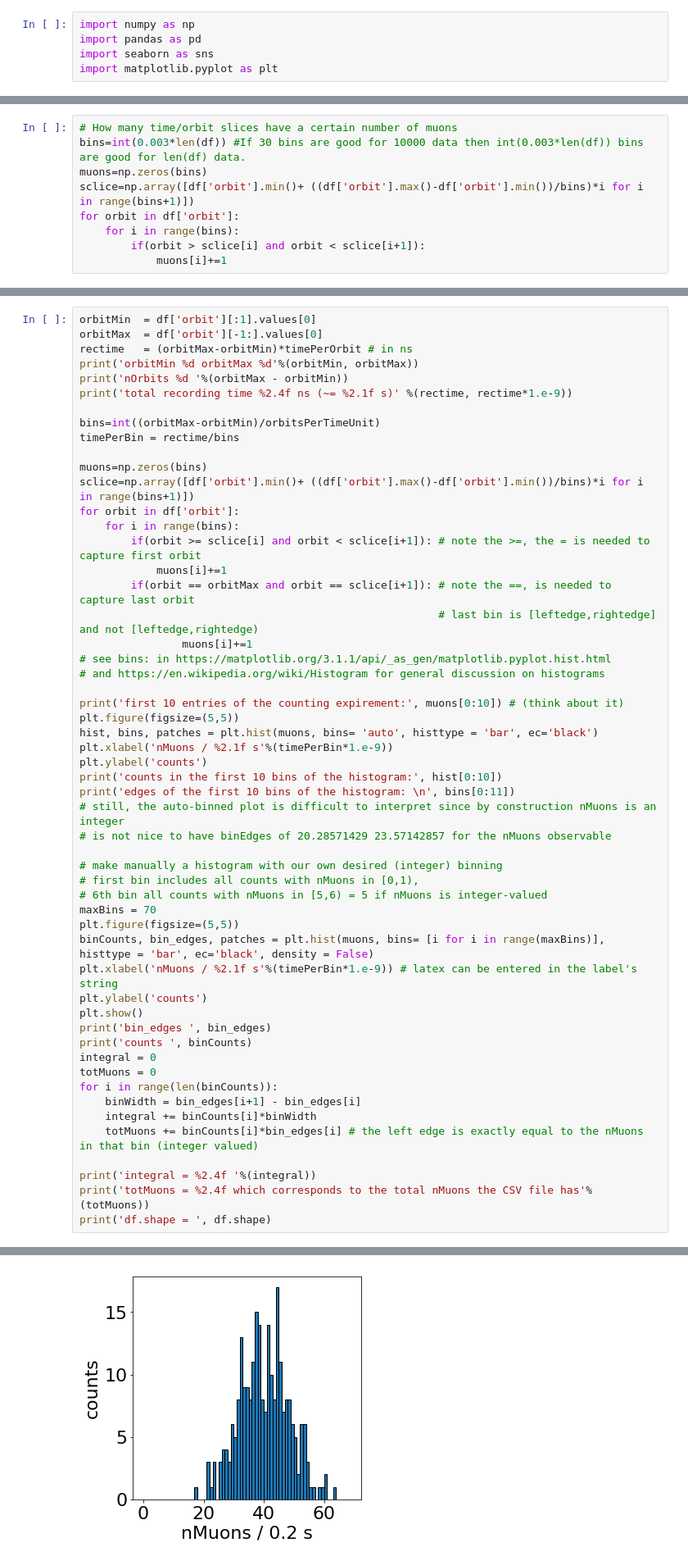
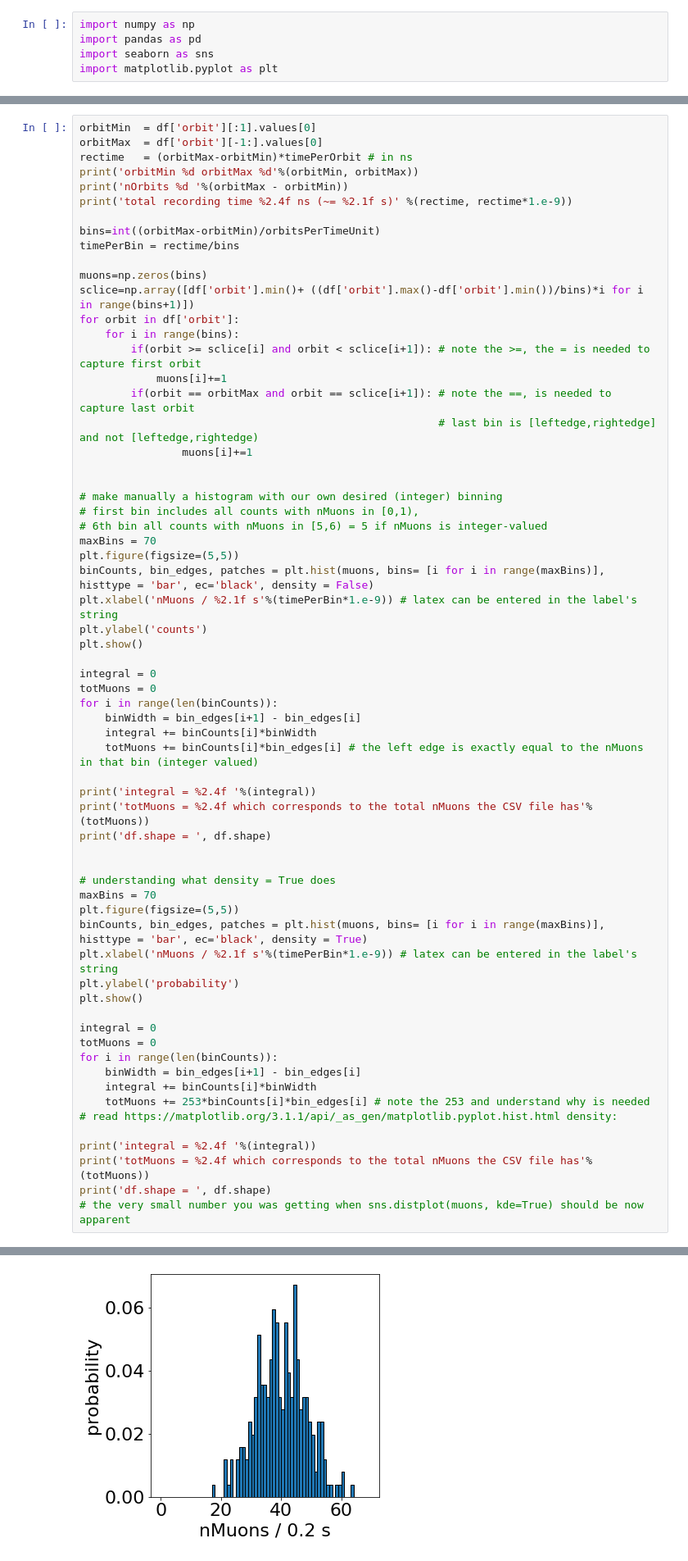
Before and after one commit to GeorgeAlex22/scout, a Jupyter notebook: Test__scout_326790_000000_trunc.ipynb, the cells around one changed output, grey strips where cells are left out. Shown at 82% size. Cells and saved outputs as stored; diff of their text form.

```diff
--- a/Test__scout_326790_000000_trunc.ipynb
+++ b/Test__scout_326790_000000_trunc.ipynb
@@ -24,9 +9,0 @@ plt.show()
-# %%
-# How many time/orbit slices have a certain number of muons
-bins=int(0.003*len(df)) #If 30 bins are good for 10000 data then int(0.003*len(df)) bins are good for len(df) data.
-muons=np.zeros(bins)
-sclice=np.array([df['orbit'].min()+ ((df['orbit'].max()-df['orbit'].min())/bins)*i for i in range(bins+1)])
-for orbit in df['orbit']:
-    for i in range(bins):
-        if(orbit > sclice[i] and orbit < sclice[i+1]):
-            muons[i]+=1
@@ -110,18 +82,7 @@ for orbit in df['orbit']:
         if(orbit == orbitMax and orbit == sclice[i+1]): # note the ==, is needed to capture last orbit
                                                         # last bin is [leftedge,rightedge] and not [leftedge,rightedge)
                 muons[i]+=1
-# see bins: in https://matplotlib.org/3.1.1/api/_as_gen/matplotlib.pyplot.hist.html
-# and https://en.wikipedia.org/wiki/Histogram for general discussion on histograms
 
-print('first 10 entries of the counting expirement:', muons[0:10]) # (think about it)
-plt.figure(figsize=(5,5))
-hist, bins, patches = plt.hist(muons, bins= 'auto', histtype = 'bar', ec='black')
-plt.xlabel('nMuons / %2.1f s'%(timePerBin*1.e-9))
-plt.ylabel('counts')
-print('counts in the first 10 bins of the histogram:', hist[0:10])
-print('edges of the first 10 bins of the histogram: \n', bins[0:11])
-# still, the auto-binned plot is difficult to interpret since by construction nMuons is an integer
-# is not nice to have binEdges of 20.28571429 23.57142857 for the nMuons observable
 
 # make manually a histogram with our own desired (integer) binning
 # first bin includes all counts with nMuons in [0,1),
@@ -132,8 +93,7 @@ binCounts, bin_edges, patches = plt.hist(muons, bins= [i for i in range(maxBins)
 plt.xlabel('nMuons / %2.1f s'%(timePerBin*1.e-9)) # latex can be entered in the label's string
 plt.ylabel('counts')
 plt.show()
-print('bin_edges ', bin_edges)
-print('counts ', binCounts)
+
 integral = 0
 totMuons = 0
 for i in range(len(binCounts)):
@@ -144,6 +104,28 @@ for i in range(len(binCounts)):
 print('integral = %2.4f '%(integral))
 print('totMuons = %2.4f which corresponds to the total nMuons the CSV file has'%(totMuons))
 print('df.shape = ', df.shape)
+
+
+# understanding what density = True does
+maxBins = 70
+plt.figure(figsize=(5,5))
+binCounts, bin_edges, patches = plt.hist(muons, bins= [i for i in range(maxBins)], histtype = 'bar', ec='black', density = True)
+plt.xlabel('nMuons / %2.1f s'%(timePerBin*1.e-9)) # latex can be entered in the label's string
+plt.ylabel('probability')
+plt.show()
+
+integral = 0
+totMuons = 0
+for i in range(len(binCounts)):
+    binWidth = bin_edges[i+1] - bin_edges[i]
+    integral += binCounts[i]*binWidth
+    totMuons += 253*binCounts[i]*bin_edges[i] # note the 253 and understand why is needed
+# read https://matplotlib.org/3.1.1/api/_as_gen/matplotlib.pyplot.hist.html density:
+
+print('integral = %2.4f '%(integral))
+print('totMuons = %2.4f which corresponds to the total nMuons the CSV file has'%(totMuons))
+print('df.shape = ', df.shape)
+# the very small number you was getting when sns.distplot(muons, kde=True) should be now apparent
 # %% [output]
 orbitMin 2700706 orbitMax 21174063
 nOrbits 18473357
@@ -157 +137 @@ edges of the first 10 bins of the histogram:
-[figure, old version]
+[figure, new version]
```
Also changed, not shown: parts of 8 cells of this notebook, 1 other file.
